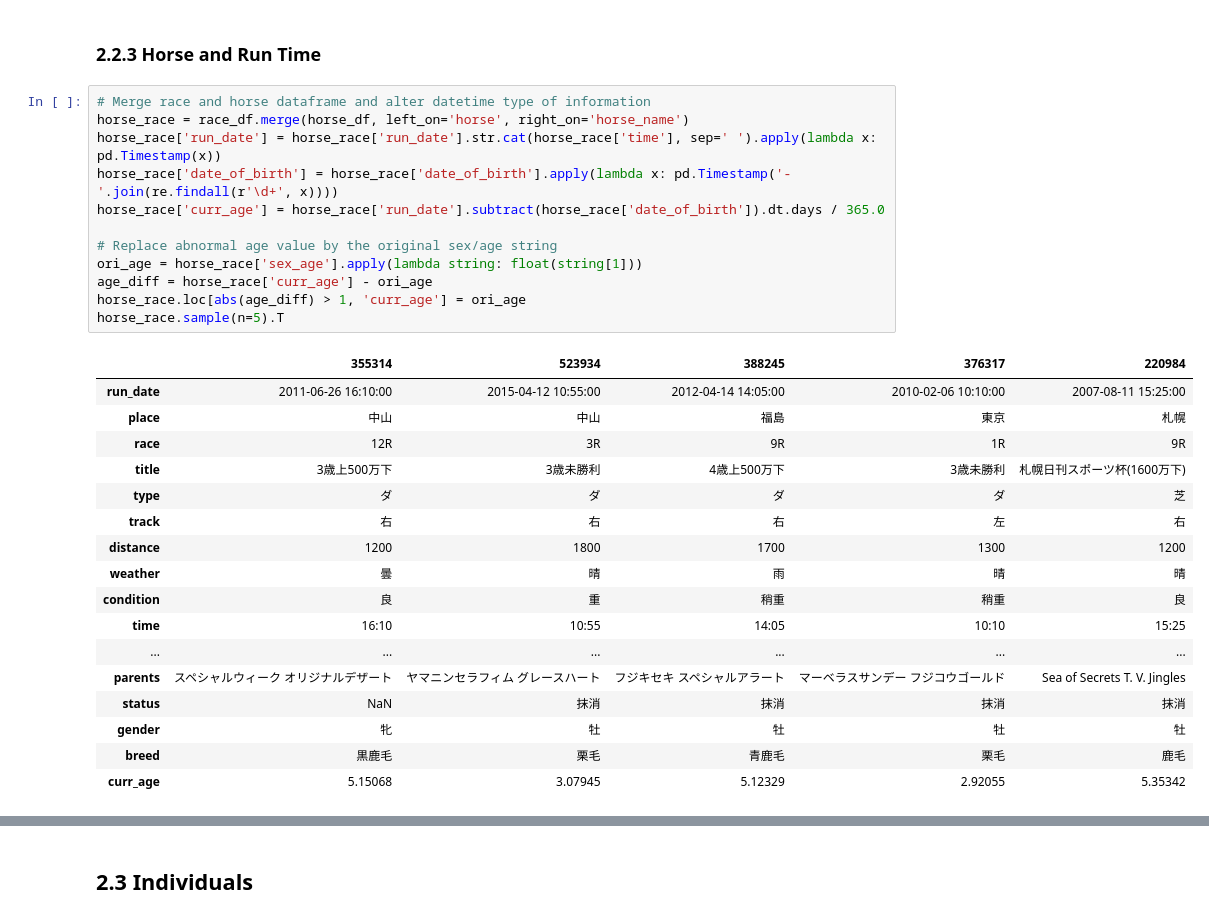
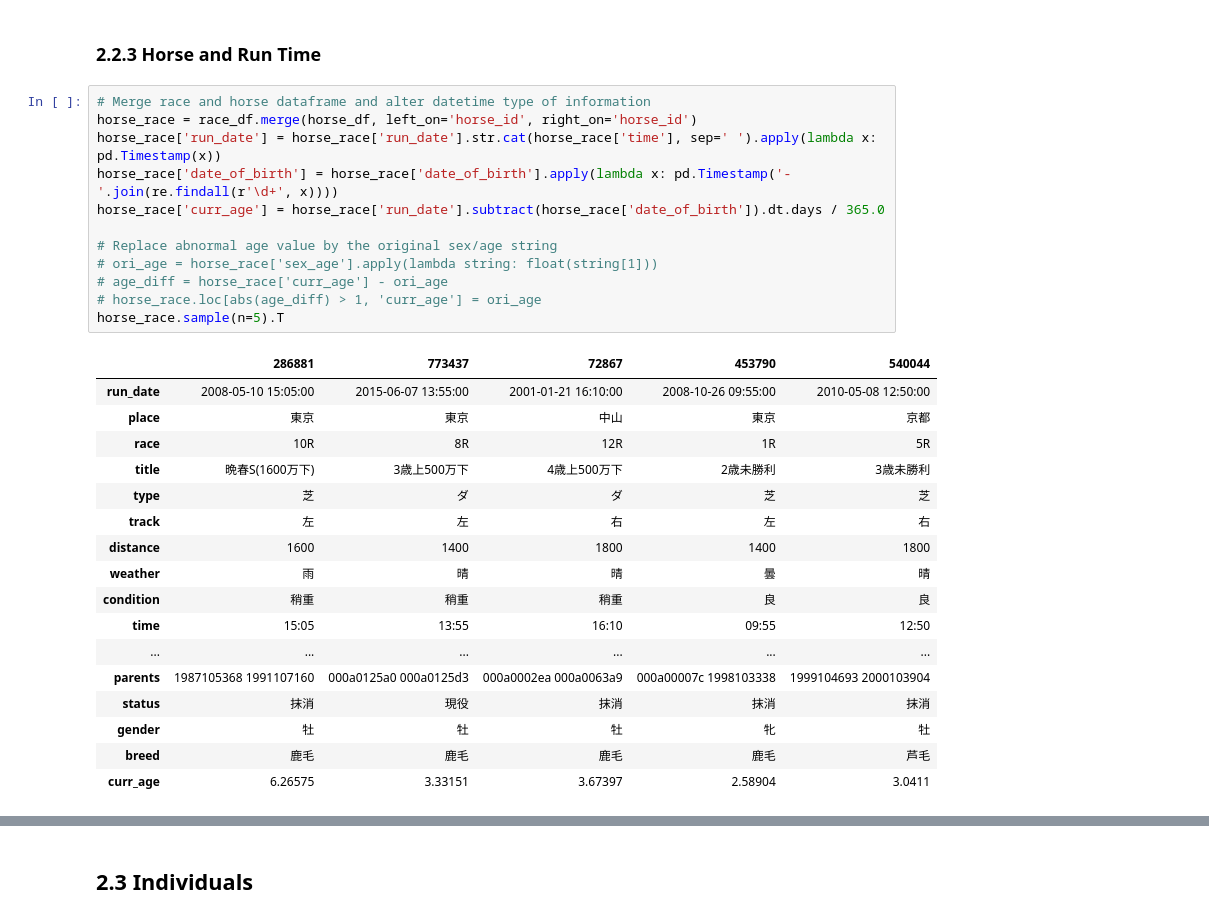
Before and after one commit to terryluzj/ba-fyp-sports-analytics, a Jupyter notebook: analysis/descriptive.ipynb, the cells around one changed output, grey strips where cells are left out. Drawn from its saved outputs; the diff is of its cells as text.

```diff
--- a/analysis/descriptive.ipynb
+++ b/analysis/descriptive.ipynb
@@ -184,34 +186,34 @@ sns.barplot(x='count', y='breed', data=breed_gender_count, color='#3A8FB7', hue=
 ### 2.2.3 Horse and Run Time
 # %%
 # Merge race and horse dataframe and alter datetime type of information
-horse_race = race_df.merge(horse_df, left_on='horse', right_on='horse_name')
+horse_race = race_df.merge(horse_df, left_on='horse_id', right_on='horse_id')
 horse_race['run_date'] = horse_race['run_date'].str.cat(horse_race['time'], sep=' ').apply(lambda x: pd.Timestamp(x))
 horse_race['date_of_birth'] = horse_race['date_of_birth'].apply(lambda x: pd.Timestamp('-'.join(re.findall(r'\d+', x))))
 horse_race['curr_age'] = horse_race['run_date'].subtract(horse_race['date_of_birth']).dt.days / 365.0
 
 # Replace abnormal age value by the original sex/age string
-ori_age = horse_race['sex_age'].apply(lambda string: float(string[1]))
-age_diff = horse_race['curr_age'] - ori_age
-horse_race.loc[abs(age_diff) > 1, 'curr_age'] = ori_age
+# ori_age = horse_race['sex_age'].apply(lambda string: float(string[1]))
+# age_diff = horse_race['curr_age'] - ori_age
+# horse_race.loc[abs(age_diff) > 1, 'curr_age'] = ori_age
 horse_race.sample(n=5).T
 # %% [output]
-|  | 355314 | 523934 | 388245 | 376317 | 220984 |
-| run_date | 2011-06-26 16:10:00 | 2015-04-12 10:55:00 | 2012-04-14 14:05:00 | 2010-02-06 10:10:00 | 2007-08-11 15:25:00 |
-| place | 中山 | 中山 | 福島 | 東京 | 札幌 |
-| race | 12R | 3R | 9R | 1R | 9R |
-| title | 3歳上500万下 | 3歳未勝利 | 4歳上500万下 | 3歳未勝利 | 札幌日刊スポーツ杯(1600万下) |
-| type | ダ | ダ | ダ | ダ | 芝 |
-| track | 右 | 右 | 右 | 左 | 右 |
-| distance | 1200 | 1800 | 1700 | 1300 | 1200 |
-| weather | 曇 | 晴 | 雨 | 晴 | 晴 |
-| condition | 良 | 重 | 稍重 | 稍重 | 良 |
-| time | 16:10 | 10:55 | 14:05 | 10:10 | 15:25 |
+|  | 286881 | 773437 | 72867 | 453790 | 540044 |
+| run_date | 2008-05-10 15:05:00 | 2015-06-07 13:55:00 | 2001-01-21 16:10:00 | 2008-10-26 09:55:00 | 2010-05-08 12:50:00 |
+| place | 東京 | 東京 | 中山 | 東京 | 京都 |
+| race | 10R | 8R | 12R | 1R | 5R |
+| title | 晩春S(1600万下) | 3歳上500万下 | 4歳上500万下 | 2歳未勝利 | 3歳未勝利 |
+| type | 芝 | ダ | ダ | 芝 | 芝 |
+| track | 左 | 左 | 右 | 左 | 右 |
+| distance | 1600 | 1400 | 1800 | 1400 | 1800 |
+| weather | 雨 | 晴 | 晴 | 曇 | 晴 |
+| condition | 稍重 | 稍重 | 稍重 | 良 | 良 |
+| time | 15:05 | 13:55 | 16:10 | 09:55 | 12:50 |
 | ... | ... | ... | ... | ... | ... |
-| parents | スペシャルウィーク オリジナルデザート | ヤマニンセラフィム グレースハート | フジキセキ スペシャルアラート | マーベラスサンデー フジコウゴールド | Sea of Secrets T. V. Jingles |
-| status | NaN | 抹消 | 抹消 | 抹消 | 抹消 |
-| gender | 牝 | 牡 | 牡 | 牡 | 牡 |
-| breed | 黒鹿毛 | 栗毛 | 青鹿毛 | 栗毛 | 鹿毛 |
-| curr_age | 5.15068 | 3.07945 | 5.12329 | 2.92055 | 5.35342 |
+| parents | 1987105368 1991107160 | 000a0125a0 000a0125d3 | 000a0002ea 000a0063a9 | 000a00007c 1998103338 | 1999104693 2000103904 |
+| status | 抹消 | 現役 | 抹消 | 抹消 | 抹消 |
+| gender | 牡 | 牡 | 牡 | 牝 | 牡 |
+| breed | 鹿毛 | 鹿毛 | 鹿毛 | 鹿毛 | 芦毛 |
+| curr_age | 6.26575 | 3.33151 | 3.67397 | 2.58904 | 3.0411 |
 # %%
 # Get the histogram of horse age relative to the run date and time
 sns.distplot(horse_race['curr_age'], color='#3A8FB7')
```
Also changed, not shown: parts of 13 cells of this notebook.
